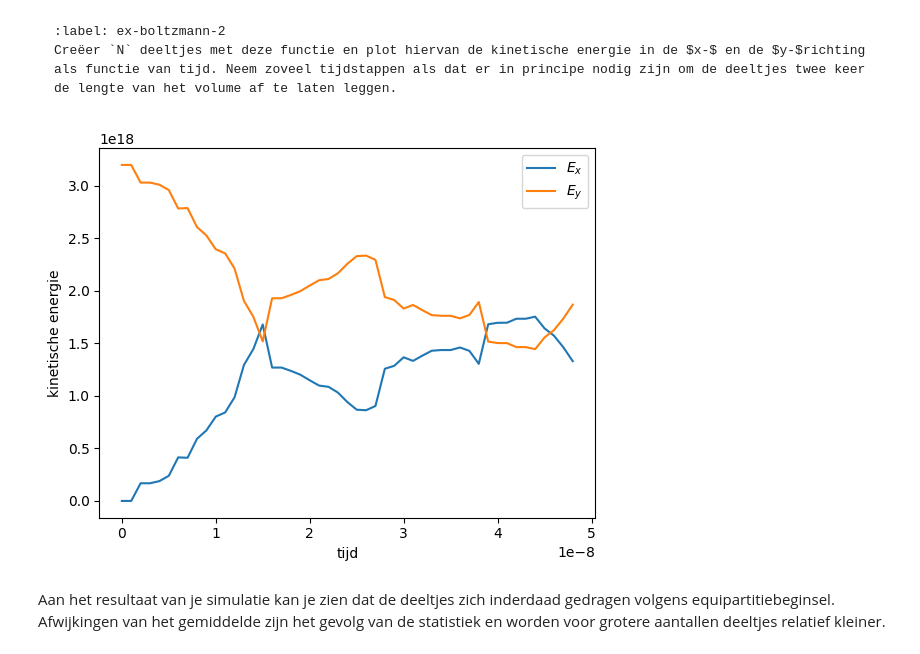
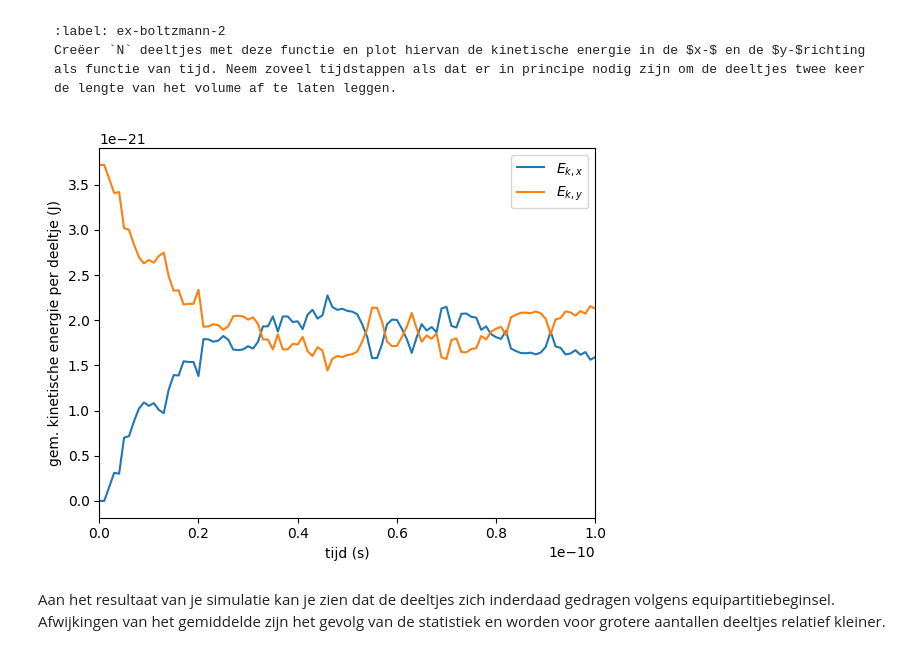
Before and after one commit to fienecg-arch/Fiene-en-Thomas, a Jupyter notebook: Content/PySim/6_boltzmann.ipynb, the cells around one changed output. Cells and saved outputs as stored; diff of their text form; code cells hidden in the pictures.

````diff
--- a/Content/PySim/6_boltzmann.ipynb
+++ b/Content/PySim/6_boltzmann.ipynb
@@ -133,8 +133,14 @@ plt.xlim(-BOX_SIZE_0/2, BOX_SIZE_0/2)
 plt.ylim(-BOX_SIZE_0/2, BOX_SIZE_0/2)
 
 for p in particles:
-    plt.plot(p.r[0], p.r[1], 'k.', ms=25)
-    plt.arrow(p.r[0], p.r[1], p.v[0], p.v[1],
-              head_width=0.05, head_length=0.1, color='red')
+    plt.plot(p.r[0], p.r[1], 'k.', ms=10)
+    arrow_scale = 1e-11  # schaal zodat pijlen passen in nm-box
+    plt.arrow(
+    p.r[0], p.r[1],
+    p.v[0]*arrow_scale, p.v[1]*arrow_scale,
+    head_width=0.2e-9, head_length=0.2e-9,
+    edgecolor='red', facecolor='none', linewidth=1
+)
+
 plt.show()
 # %% [output]
@@ -158,7 +164,7 @@ def create_uniform_particles(particles):
         vx = 0
         vy = V_0
         pos = np.random.uniform(-BOX_SIZE_0/2 + RADIUS, BOX_SIZE_0/2 - RADIUS, 2)
-        particles.append(ParticleClass(m=1.0, v=[vx, vy], r=pos, R=RADIUS))
+        particles.append(ParticleClass(m=4.56e-26, v=[vx, vy], r=pos, R=RADIUS))
 # %% [markdown]
 
 ```{exercise}
@@ -166,43 +172,57 @@ def create_uniform_particles(particles):
 Creëer `N` deeltjes met deze functie en plot hiervan de kinetische energie in de $x-$ en de $y-$richting als functie van tijd. Neem zoveel tijdstappen als dat er in principe nodig zijn om de deeltjes twee keer de lengte van het volume af te laten leggen.
 ```
 # %%
-#Jouw antwoord
+
+def create_uniform_particles(particles):
+
+    particles.clear()
+    for i in range(N):
+        vx = 0.0
+        vy = np.random.choice([-1, 1]) * V_0
+        pos = np.random.uniform(-BOX_SIZE_0/2 + RADIUS, BOX_SIZE_0/2 - RADIUS, 2)
+        particles.append(ParticleClass(m=4.65e-26, v=[vx, vy], r=pos, R=RADIUS))
+
+
+def kinetic_energy_xy(particles):
+    Ex = 0.0
+    Ey = 0.0
+    for p in particles:
+        Ex += 0.5 * p.m * (p.v[0] ** 2)
+        Ey += 0.5 * p.m * (p.v[1] ** 2)
+    return Ex, Ey
+
+
+
 particles = []
 create_uniform_particles(particles)
-tijd =[]
-E_x = []
-E_y = []
 
-#simulatie tijd twee keer lengte van de box
-T_total = 2 * BOX_SIZE_0 / V_0
-n_stap = int(T_total / DT)
+L = BOX_SIZE_0
+t_cross = 2 * L / V_0
+t_total = 200 * t_cross
+num_steps = int(np.ceil(t_total / DT))
 
-t = 0
-for step in range(n_stap):
+times = np.arange(num_steps) * DT
+Ex_list = np.zeros(num_steps)
+Ey_list = np.zeros(num_steps)
+
+
+for i in range(num_steps):
+    Ex, Ey = kinetic_energy_xy(particles)
+    Ex_list[i] = Ex / N
+    Ey_list[i] = Ey / N
     take_time_step(particles)
-
-    Ex = 0
-    Ey = 0
-    for p in particles:
-        Ex += 0.5 * p.m * p.v[0]**2
-        Ey += 0.5 * p.m * p.v[1]**2
-
-    tijd.append(t)
-    E_x.append(Ex)
-    E_y.append(Ey)
-
-    t += DT
 
 
 plt.figure()
-plt.plot(tijd, E_x, label=r"$E_x$")
-plt.plot(tijd, E_y, label=r"$E_y$")
-plt.xlabel("tijd")
-plt.ylabel("kinetische energie")
+plt.plot(times, Ex_list, label=r"$E_{k,x}$")
+plt.plot(times, Ey_list, label=r"$E_{k,y}$")
+plt.xlabel("tijd (s)")
+plt.ylabel("gem. kinetische energie per deeltje (J)")
 plt.legend()
+plt.xlim(0,0.1e-9)
 plt.show()
 # %% [output]
-[figure, old version]
+[figure, new version]
 # %% [markdown]
 Aan het resultaat van je simulatie kan je zien dat de deeltjes zich inderdaad gedragen volgens equipartitiebeginsel. Afwijkingen van het gemiddelde zijn het gevolg van de statistiek en worden voor grotere aantallen deeltjes relatief kleiner.
 # %% [markdown]
````
Also changed, not shown: parts of 6 cells of this notebook.
